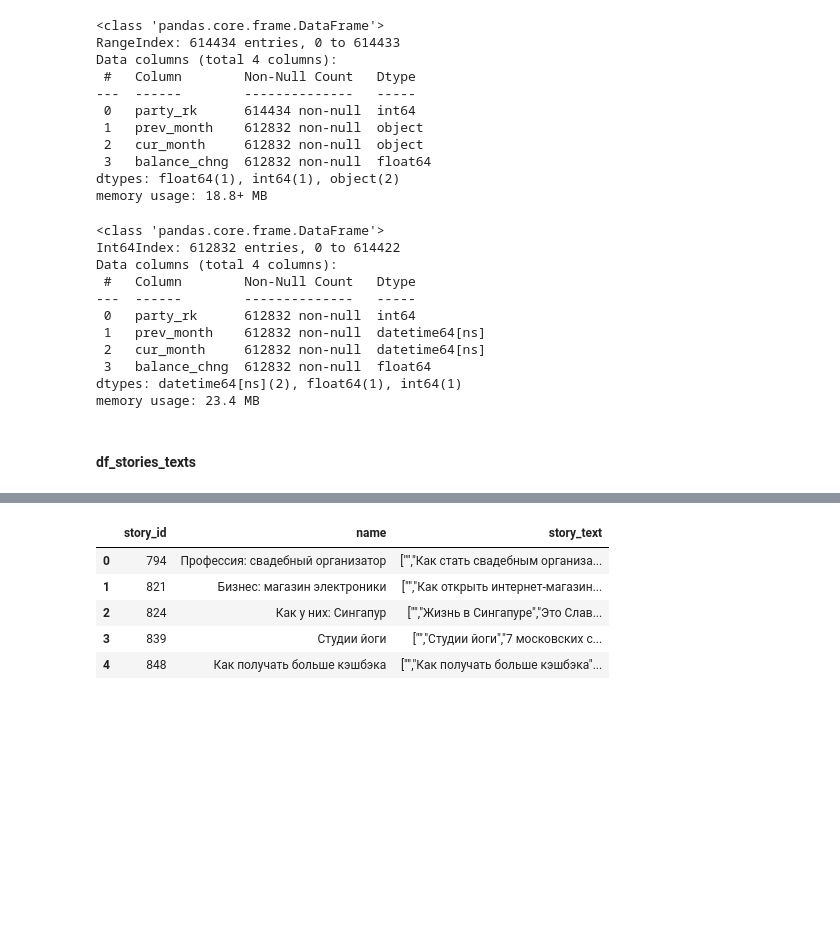
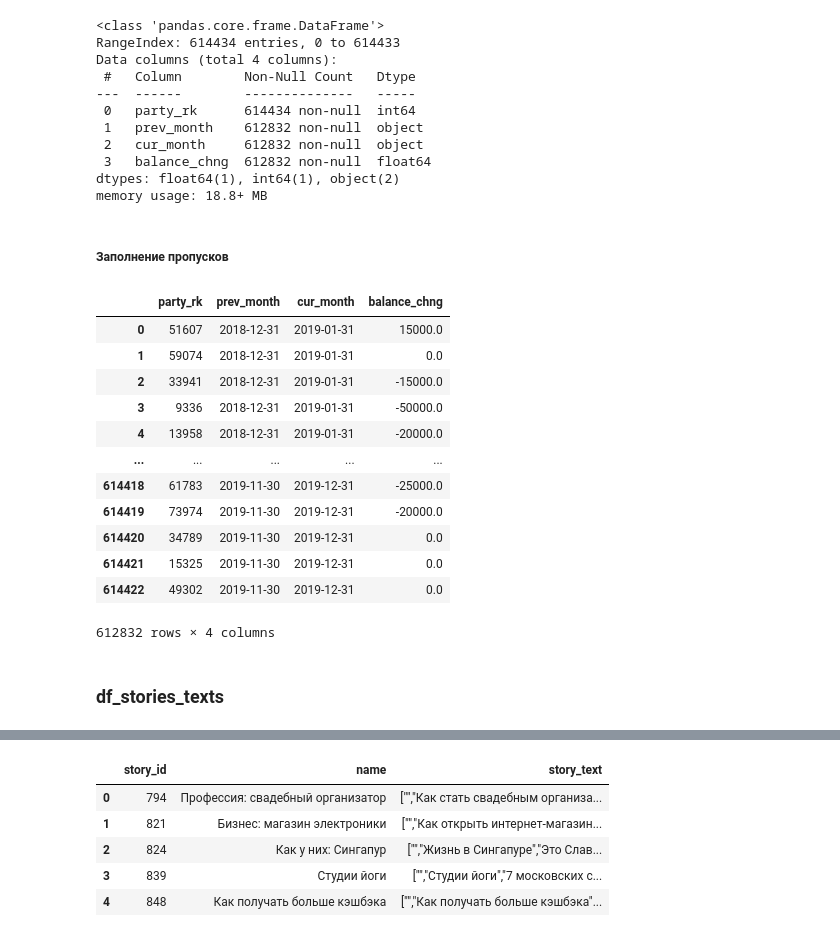
Before and after one commit to Stuksus/Hakaton_Finodays, a Jupyter notebook: temp_version.ipynb, the cells around one changed output, grey strips where cells are left out. Drawn from its saved outputs; the diff is of its cells as text; code cells hidden in the pictures; blank space fills up the shorter version.

```diff
--- a/temp_version.ipynb
+++ b/temp_version.ipynb
@@ -456,5 +495,7 @@ Data columns (total 4 columns):
  3   balance_chng  612832 non-null  float64
 dtypes: float64(1), int64(1), object(2)
 memory usage: 18.8+ MB
+# %% [markdown]
+##### Заполнение пропусков <a class="anchor" id="ch2233"></a>
 # %%
 df_balance = df_balance.dropna(subset=["prev_month"],axis =0)
@@ -462,16 +503,18 @@ df_balance = df_balance.dropna(subset = ["cur_month"],axis = 0)
 # %%
-df_balance.info()
+df_balance
 # %% [output]
+|  | party_rk | prev_month | cur_month | balance_chng |
+| 0 | 51607 | 2018-12-31 | 2019-01-31 | 15000.0 |
+| 1 | 59074 | 2018-12-31 | 2019-01-31 | 0.0 |
+| 2 | 33941 | 2018-12-31 | 2019-01-31 | -15000.0 |
+| 3 | 9336 | 2018-12-31 | 2019-01-31 | -50000.0 |
+| 4 | 13958 | 2018-12-31 | 2019-01-31 | -20000.0 |
+| ... | ... | ... | ... | ... |
+| 614418 | 61783 | 2019-11-30 | 2019-12-31 | -25000.0 |
+| 614419 | 73974 | 2019-11-30 | 2019-12-31 | -20000.0 |
+| 614420 | 34789 | 2019-11-30 | 2019-12-31 | 0.0 |
+| 614421 | 15325 | 2019-11-30 | 2019-12-31 | 0.0 |
+| 614422 | 49302 | 2019-11-30 | 2019-12-31 | 0.0 |
-<class 'pandas.core.frame.DataFrame'>
-Int64Index: 612832 entries, 0 to 614422
-Data columns (total 4 columns):
- #   Column        Non-Null Count   Dtype
----  ------        --------------   -----
- 0   party_rk      612832 non-null  int64
- 1   prev_month    612832 non-null  datetime64[ns]
- 2   cur_month     612832 non-null  datetime64[ns]
- 3   balance_chng  612832 non-null  float64
-dtypes: datetime64[ns](2), float64(1), int64(1)
-memory usage: 23.4 MB
+612832 rows × 4 columns
-# %% [markdown]
-#### df_stories_texts
+# %% [markdown]
+### df_stories_texts <a class="anchor" id="ch224"></a>
```
Also changed, not shown: parts of 93 cells of this notebook.
